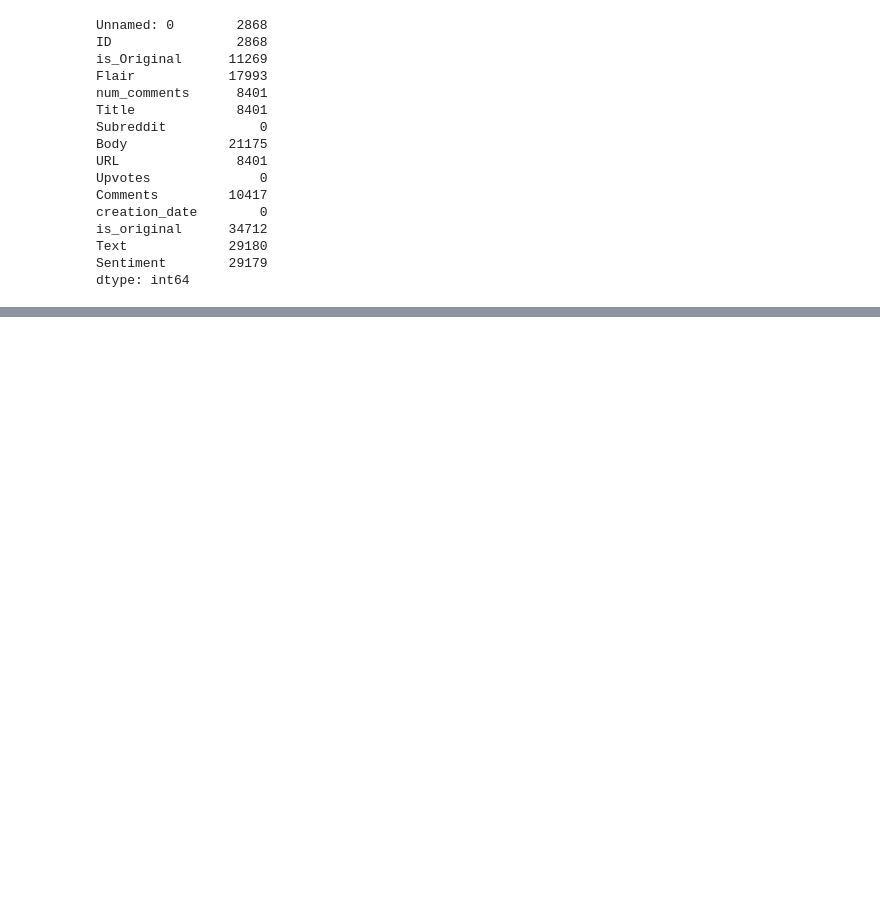
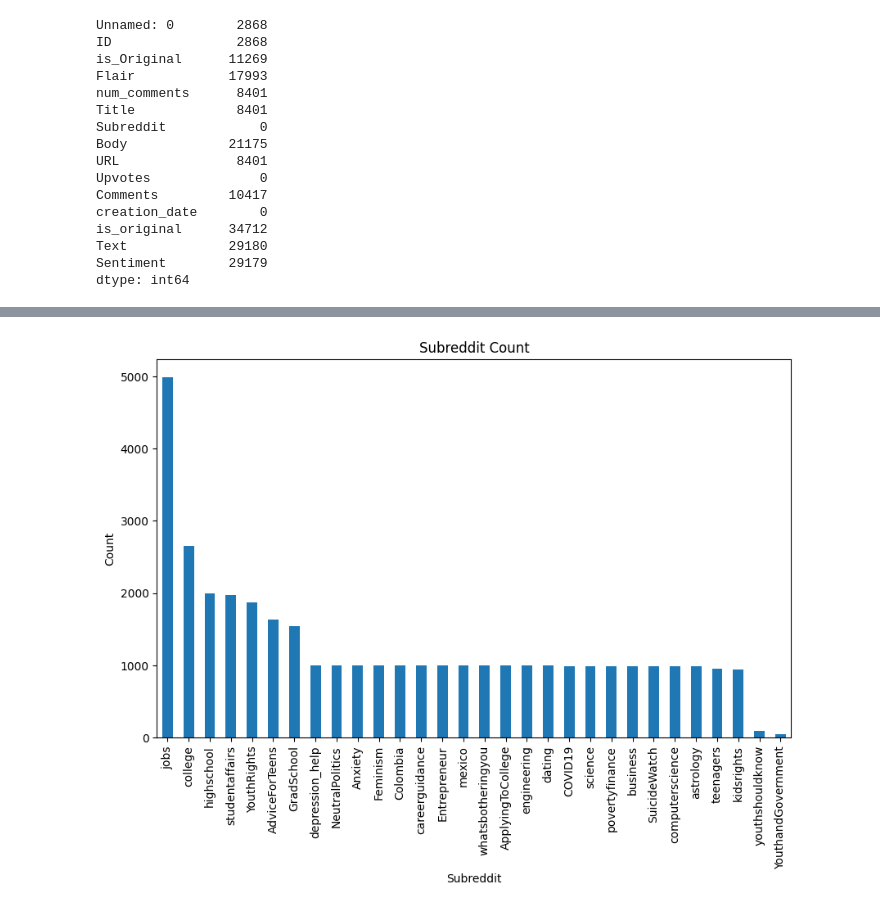
Before and after one commit to aryanrada/Analyze-Qualitative-Data-using-AI, a Jupyter notebook: analysis.ipynb, the cells around one changed output, grey strips where cells are left out. Saved outputs shown, nothing was run; the diff lists cells and outputs as text; code cells hidden in the pictures; blank space fills up the shorter version.

```diff
--- a/analysis.ipynb
+++ b/analysis.ipynb
@@ -112,0 +119,4 @@ True
+# %%
+data["Title"].fillna("Null", inplace = True)
+data["Body"].fillna("Null", inplace = True)
+data["Comments"].fillna("Null", inplace = True)
@@ -129,0 +159,9 @@ TypeError: 'float' object is not iterable
+# %%
+plt.figure(figsize=(10, 6))
+data['Subreddit'].value_counts().plot(kind='bar')
+plt.title('Subreddit Count')
+plt.xlabel('Subreddit')
+plt.ylabel('Count')
+plt.show()
+# %% [output]
+[figure, added]
```
Also changed, not shown: parts of 13 cells of this notebook.
